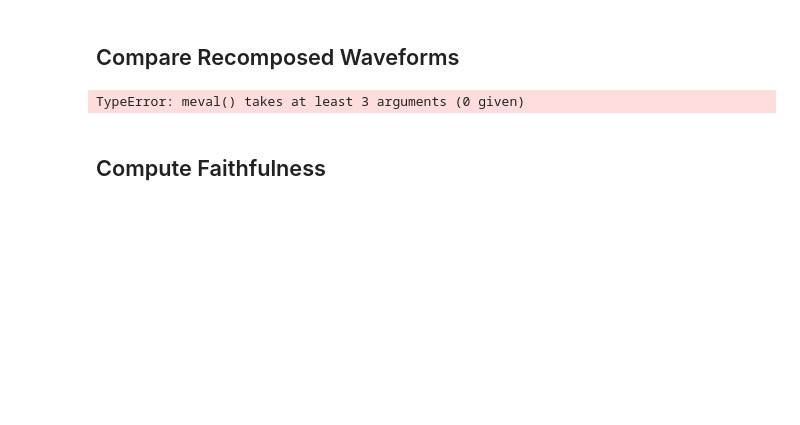
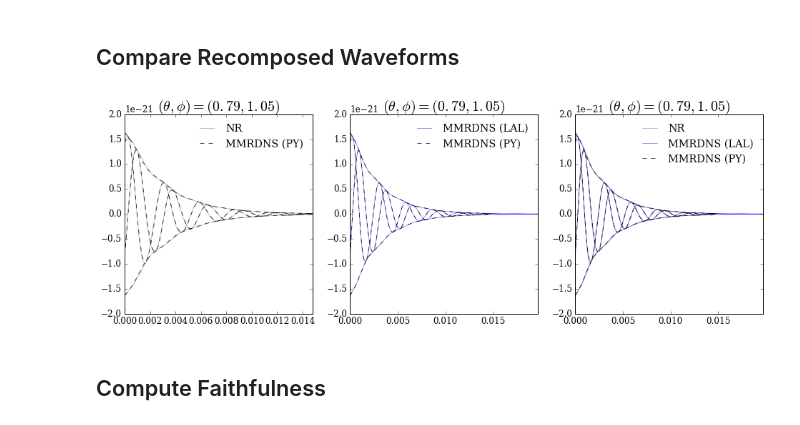
Before and after one commit to llondon6/review_ringdownFD_nikhef, a Jupyter notebook: factory/foo.ipynb, the cells around one changed output. Saved outputs shown, nothing was run; the diff lists cells and outputs as text; code cells hidden in the pictures; blank space fills up the shorter version.

```diff
--- a/factory/foo.ipynb
+++ b/factory/foo.ipynb
@@ -634,10 +634,10 @@ Error (%) = 0.005652
 # %%
 
 #
-yrd.align( ns.meval() ,verbose=True,plot=True)
+# yrd.align( ns.meval() ,verbose=True,plot=True)
 
 # Format NR Waveform
-hnr = physh( yrd.recompose(inclination,phi_ref,kind='strain',domain='time').wfarr, M_Sol, D_Mpc )
+hnr = physh( yrd.recompose(inclination,-phi_ref,kind='strain',domain='time').shift_phase(pi-0.65+pi/2,apply=False).wfarr, M_Sol, D_Mpc )
 
 # Eval python model
 hpy = physh( ns.meval( inclination, phi_ref, eta, kind='strain' )(t_code), M_Sol, D_Mpc )
@@ -645,8 +645,6 @@ hpy = physh( ns.meval( inclination, phi_ref, eta, kind='strain' )(t_code), M_Sol
 # Evaluate LAL model
 hlal_raw = lalsim.SimRingdownMMRDNS_time(0.0,deltaT,Mf,xf,eta,inclination,phi_ref,D,nonGRparams=None)
 chlal = hlal_raw[0].data.data - 1j*hlal_raw[1].data.data
-# %% [output]
-TypeError: meval() takes at least 3 arguments (0 given)
 # %%
 #
 fig = figure( figsize=5*array([3.2,1]) )
@@ -683,32 +681,36 @@ def plotlal():
     plot( t,-abs(chlal), 'b',alpha=alpha )
     xlim( lim(t) )
     #
     legend( frameon=False )
+    title(r'$(\theta,\phi)=(%1.2f,%1.2f)$'%(inclination,phi_ref))
 
 #
 def plotpy():
     alpha=0.90
     color = 'k'
     t = physt(t_code-t_code[0],M_Sol)
     plot( t, hpy.real, '--',alpha=alpha, color=color, label='MMRDNS (PY)'  )
     plot( t, hpy.imag, '--',alpha=alpha, color=color  )
     plot( t, abs(hpy), '--',alpha=alpha, color=color  )
     plot( t,-abs(hpy), '--',alpha=alpha, color=color  )
     #
     legend( frameon=False )
+    title(r'$(\theta,\phi)=(%1.2f,%1.2f)$'%(inclination,phi_ref))
 
 #
 subplot(1,3,1)
 plotnr()
 plotpy()
 #
 subplot(1,3,2)
 plotlal()
 plotpy()
 #
 subplot(1,3,3)
 plotnr()
 plotlal()
 plotpy()
+# %% [output]
+[figure, added]
 # %% [markdown]
 ## Compute Faithfulness
```
Also changed, not shown: parts of 3 cells of this notebook.
